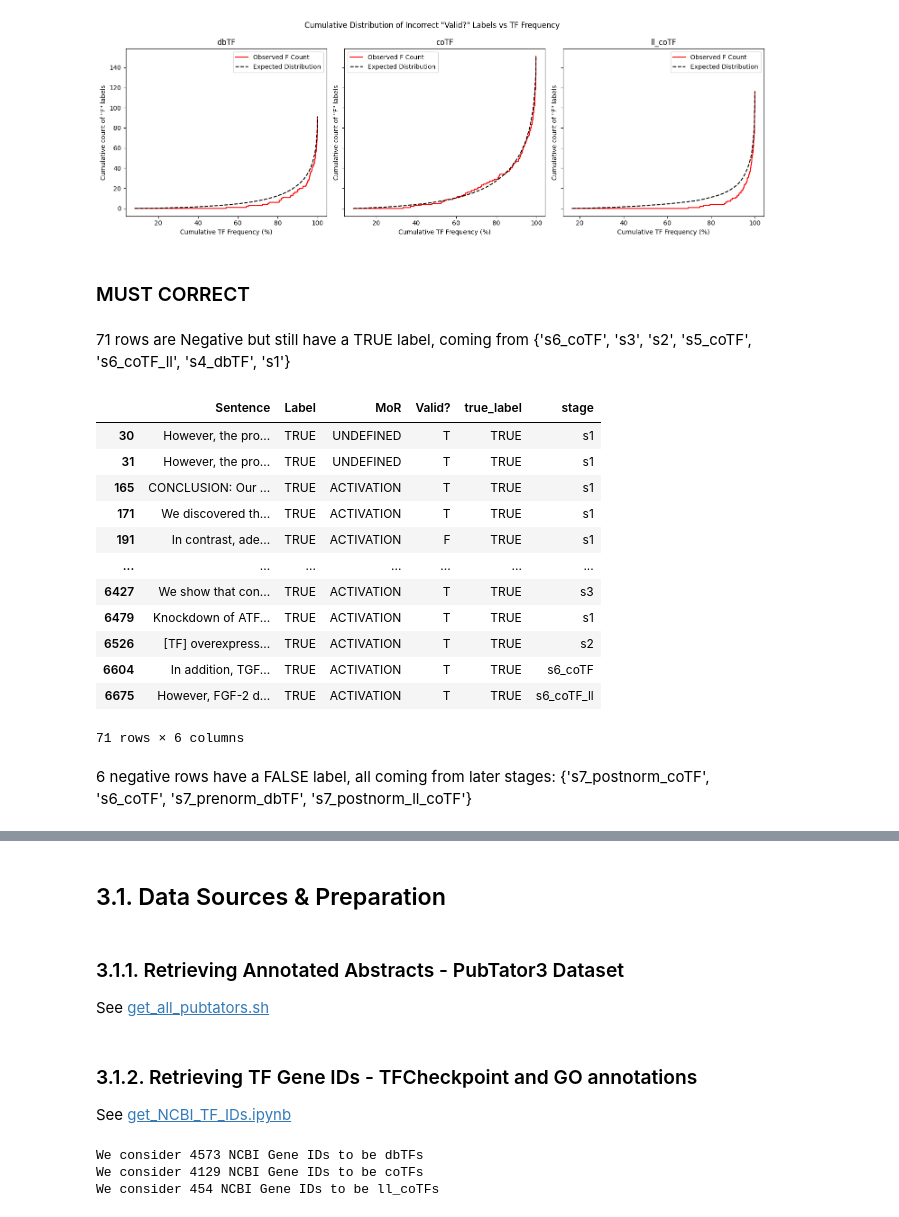
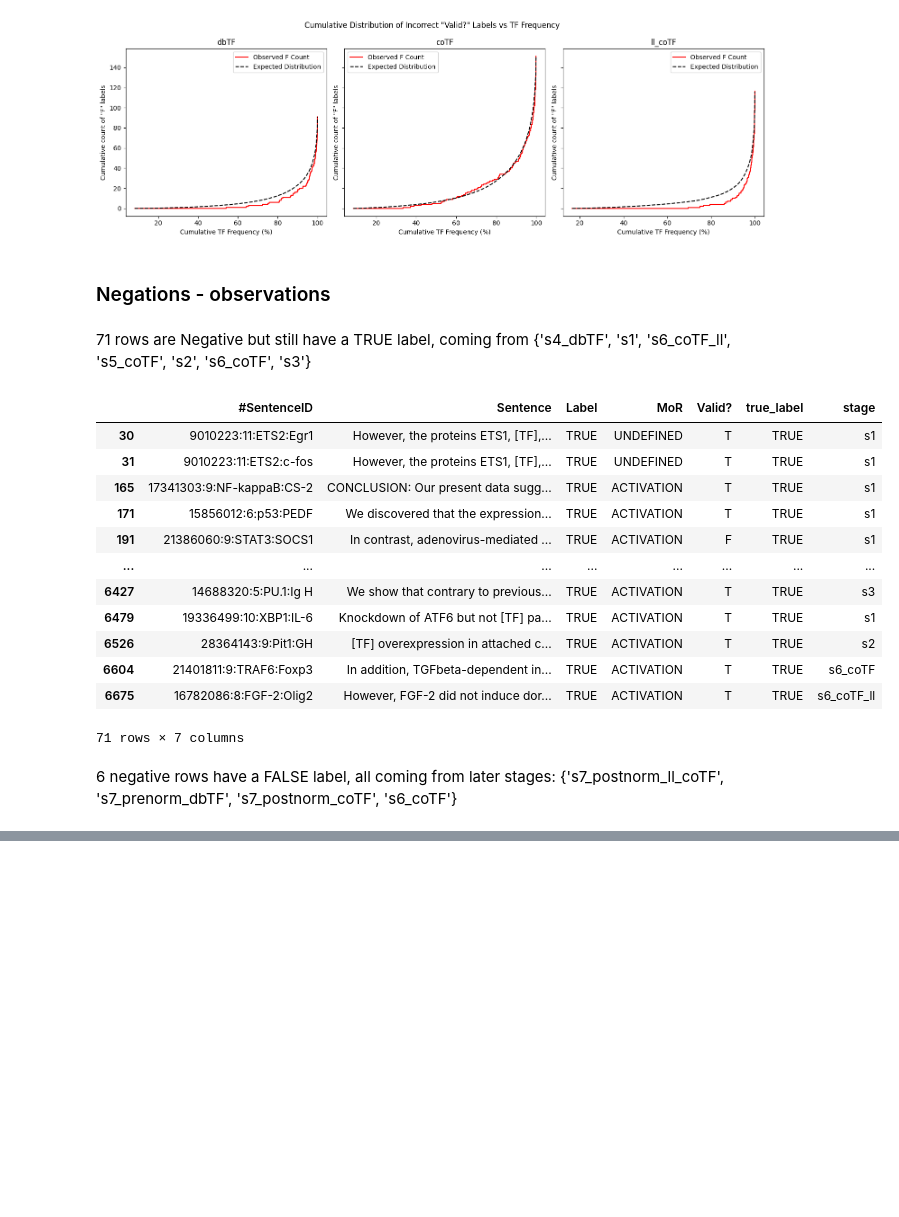
Before and after one commit to Rbbt-Workflows/ExTRI2, a Jupyter notebook: analysis/repo_to_paper.ipynb, the cells around one changed output, grey strips where cells are left out. Drawn from its saved outputs; the diff is of its cells as text; code cells hidden in the pictures; blank space fills up the shorter version.

```diff
--- a/analysis/repo_to_paper.ipynb
+++ b/analysis/repo_to_paper.ipynb
@@ -1369,29 +1070,37 @@ def plot_notTRI_validation_distribution_frequency(ExTRI2_df: pd.DataFrame, val_d
 plot_notTRI_validation_distribution_frequency(ExTRI2_df, validated_df)
 # %% [output]
 [figure]
-# %% [markdown]
-### MUST CORRECT
+# %% [markdown]
+### Negations - observations
 # %%
-# TODO - Astrid considered "Negation" as positive, and all instances of "Negations" are still TRUE. I must change that in the validation, and comment on it as a limitation (it is bad at detecting Negations)
+# TODO - Astrid considered "Negation" as positive, and all instances of "Negations" are still TRUE.
+# I must change that in the validation, and comment on it as a limitation (it is bad at detecting Negations)
+
+pd.options.display.max_colwidth = 1000
+# Mask: TRI sentences flagged as "negation"
 m = validated_df['Other issues'].str.contains('negation') & (validated_df['true_label'] == 'TRUE')
 md(f"{m.sum()} rows are Negative but still have a TRUE label, coming from {set(validated_df[m]['stage'])}")
-display(validated_df[m][['Sentence', 'Label', 'MoR', 'Valid?', 'true_label', 'stage']])
+display(validated_df[m][['#SentenceID', 'Sentence', 'Label', 'MoR', 'Valid?', 'true_label', 'stage']])
+
+# Mask: TRI sentences flagged as "negation"
 m = validated_df['Other issues'].str.contains('negation') & (validated_df['true_label'] == 'FALSE')
 md(f"{m.sum()} negative rows have a FALSE label, all coming from later stages: {set(validated_df[m]['stage'])}")
-display(validated_df[m][['Sentence', 'Label', 'MoR', 'Valid?', 'true_label', 'stage']])
+display(validated_df[m][['#SentenceID', 'Sentence', 'Label', 'MoR', 'Valid?', 'true_label', 'stage']])
+
+pd.options.display.max_colwidth = 50
 # %% [output]
-71 rows are Negative but still have a TRUE label, coming from {'s6_coTF', 's3', 's2', 's5_coTF', 's6_coTF_ll', 's4_dbTF', 's1'}
+71 rows are Negative but still have a TRUE label, coming from {'s4_dbTF', 's1', 's6_coTF_ll', 's5_coTF', 's2', 's6_coTF', 's3'}
-|  | Sentence | Label | MoR | Valid? | true_label | stage |
-| 30 | However, the pro... | TRUE | UNDEFINED | T | TRUE | s1 |
-| 31 | However, the pro... | TRUE | UNDEFINED | T | TRUE | s1 |
-| 165 | CONCLUSION: Our ... | TRUE | ACTIVATION | T | TRUE | s1 |
-| 171 | We discovered th... | TRUE | ACTIVATION | T | TRUE | s1 |
-| 191 | In contrast, ade... | TRUE | ACTIVATION | F | TRUE | s1 |
-| ... | ... | ... | ... | ... | ... | ... |
-| 6427 | We show that con... | TRUE | ACTIVATION | T | TRUE | s3 |
-| 6479 | Knockdown of ATF... | TRUE | ACTIVATION | T | TRUE | s1 |
-| 6526 | [TF] overexpress... | TRUE | ACTIVATION | T | TRUE | s2 |
-| 6604 | In addition, TGF... | TRUE | ACTIVATION | T | TRUE | s6_coTF |
-| 6675 | However, FGF-2 d... | TRUE | ACTIVATION | T | TRUE | s6_coTF_ll |
+|  | #SentenceID | Sentence | Label | MoR | Valid? | true_label | stage |
+| 30 | 9010223:11:ETS2:Egr1 | However, the proteins ETS1, [TF],... | TRUE | UNDEFINED | T | TRUE | s1 |
+| 31 | 9010223:11:ETS2:c-fos | However, the proteins ETS1, [TF],... | TRUE | UNDEFINED | T | TRUE | s1 |
+| 165 | 17341303:9:NF-kappaB:CS-2 | CONCLUSION: Our present data sugg... | TRUE | ACTIVATION | T | TRUE | s1 |
+| 171 | 15856012:6:p53:PEDF | We discovered that the expression... | TRUE | ACTIVATION | T | TRUE | s1 |
+| 191 | 21386060:9:STAT3:SOCS1 | In contrast, adenovirus-mediated ... | TRUE | ACTIVATION | F | TRUE | s1 |
+| ... | ... | ... | ... | ... | ... | ... | ... |
+| 6427 | 14688320:5:PU.1:Ig H | We show that contrary to previous... | TRUE | ACTIVATION | T | TRUE | s3 |
+| 6479 | 19336499:10:XBP1:IL-6 | Knockdown of ATF6 but not [TF] pa... | TRUE | ACTIVATION | T | TRUE | s1 |
+| 6526 | 28364143:9:Pit1:GH | [TF] overexpression in attached c... | TRUE | ACTIVATION | T | TRUE | s2 |
+| 6604 | 21401811:9:TRAF6:Foxp3 | In addition, TGFbeta-dependent in... | TRUE | ACTIVATION | T | TRUE | s6_coTF |
+| 6675 | 16782086:8:FGF-2:Olig2 | However, FGF-2 did not induce dor... | TRUE | ACTIVATION | T | TRUE | s6_coTF_ll |
-71 rows × 6 columns
+71 rows × 7 columns
-6 negative rows have a FALSE label, all coming from later stages: {'s7_postnorm_coTF', 's6_coTF', 's7_prenorm_dbTF', 's7_postnorm_ll_coTF'}
+6 negative rows have a FALSE label, all coming from later stages: {'s7_postnorm_ll_coTF', 's7_prenorm_dbTF', 's7_postnorm_coTF', 's6_coTF'}
@@ -1405,33 +1114 @@ display(validated_df[m][['Sentence', 'Label', 'MoR', 'Valid?', 'true_label', 'st
-# %% [markdown]
-## 3.1. Data Sources & Preparation
-# %% [markdown]
-### 3.1.1. Retrieving Annotated Abstracts - PubTator3 Dataset
-See [get_all_pubtators.sh](../scripts/preprocessing/get_all_pubtators.sh)
-# %% [markdown]
-### 3.1.2. Retrieving TF Gene IDs - TFCheckpoint and GO annotations
-See [get_NCBI_TF_IDs.ipynb](../scripts/preprocessing/get_NCBI_TF_IDs.ipynb)
-# %%
-# CREATE UNITED TSV FILES W/ ALL TF GENE IDs
-# TF IDs are separated into 3 .list files. Join them.
-
-# Extract all TF gene IDs
-TFs_dict = {}
-for TF in ['dbTF', 'coTF', 'll_coTF']:
-    # TFs are stored as 1 id per line
-    with open(config[f'{TF}s_p'], 'r') as f:
-        all_gene_IDs = f.read().splitlines()
-        TFs_dict[TF] = set(all_gene_IDs)
-
-# Remove ll_coTFs from coTFs
-TFs_dict['coTF'] = TFs_dict['coTF'].difference(TFs_dict['ll_coTF'])
-
-# Save all TF gene IDs and their TF type to a tsv file (Supp. Table)
-with open('tables/all_TFs.tsv', 'w') as f:
-    for TF in ['dbTF', 'coTF', 'll_coTF']:
-        print(f"We consider {len(TFs_dict[TF])} NCBI Gene IDs to be {TF}s")
-        f.write('\n'.join(f'{TF}\t{geneID}' for geneID in TFs_dict[TF]))
-# %% [output]
-We consider 4573 NCBI Gene IDs to be dbTFs
-We consider 4129 NCBI Gene IDs to be coTFs
-We consider 454 NCBI Gene IDs to be ll_coTFs
 # %% [markdown]
```
Also changed, not shown: parts of 39 cells of this notebook, 15 other files.
